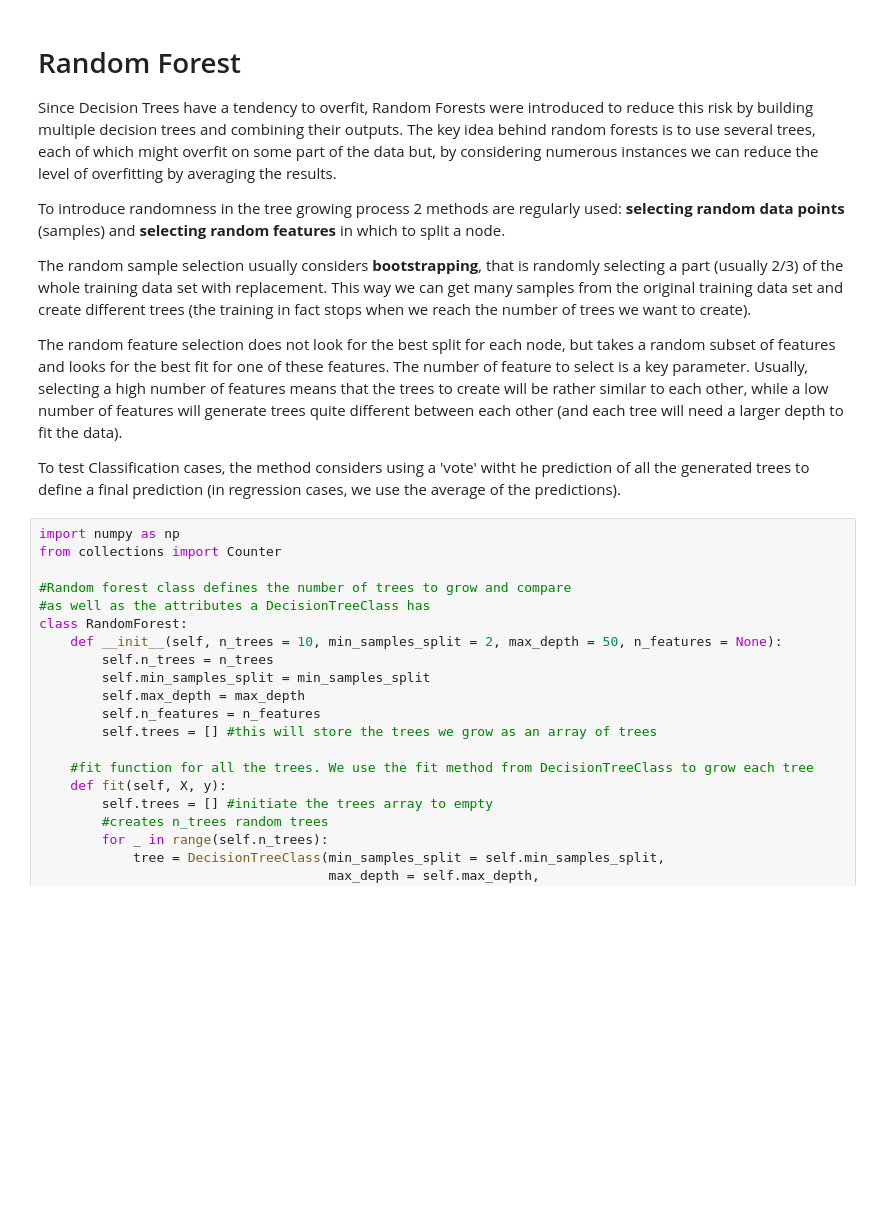
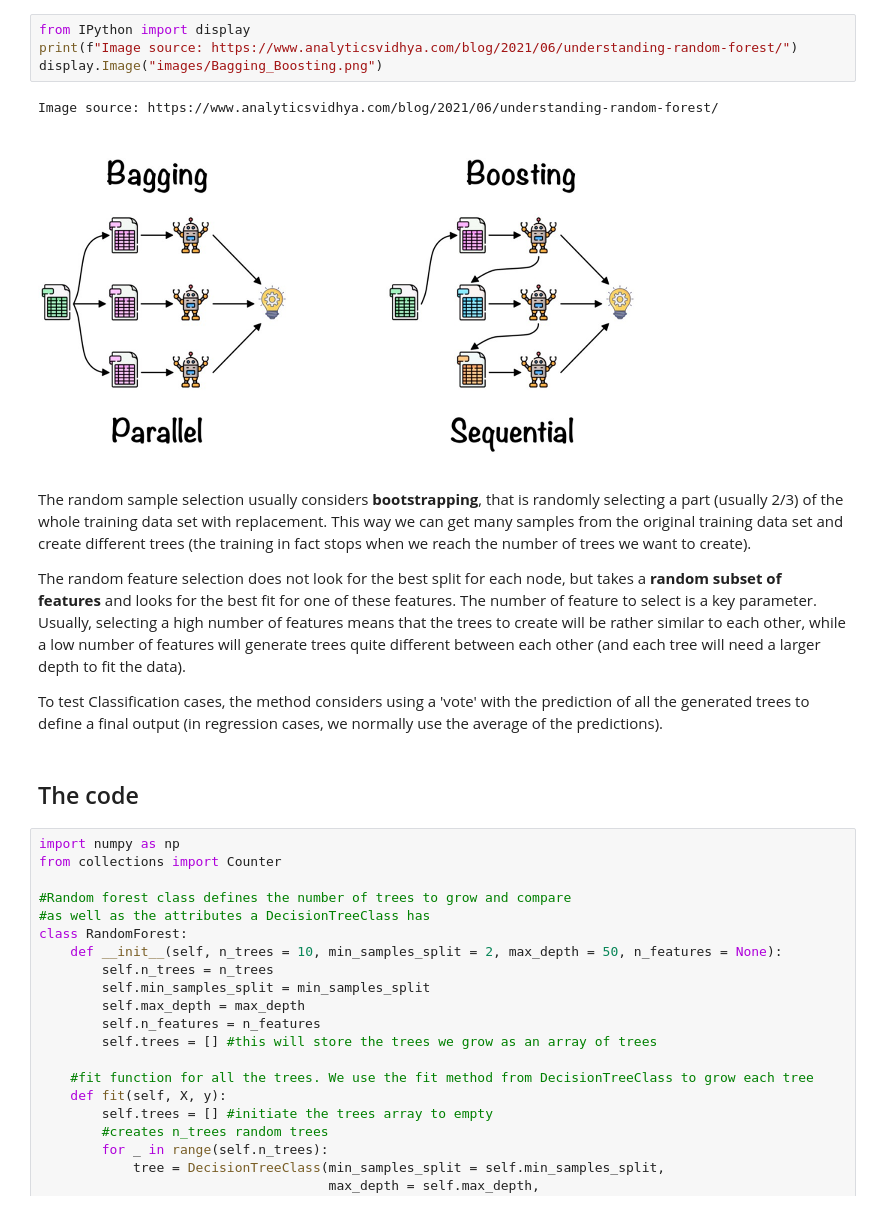
Before and after one commit to CrisNunezR/Code_experience, a Jupyter notebook: ML_code/04_Random_forests.ipynb, the cells around one changed output. Cells and saved outputs as stored; diff of their text form; blank space fills up the shorter version.

```diff
--- a/ML_code/04_Random_forests.ipynb
+++ b/ML_code/04_Random_forests.ipynb
@@ -1,15 +25,18 @@
+# %%
+from IPython import display
+print(f"Image source: https://www.analyticsvidhya.com/blog/2021/06/understanding-random-forest/")
+display.Image("images/Bagging_Boosting.png")
+# %% [output]
+Image source: https://www.analyticsvidhya.com/blog/2021/06/understanding-random-forest/
+[figure, added]
 # %% [markdown]
-# Random Forest
-
-Since Decision Trees have a tendency to overfit, Random Forests were introduced to reduce this risk by building multiple decision trees and combining their outputs. The key idea behind random forests is to use several trees, each of which might overfit on some part of the data but, by considering numerous instances we can reduce the level of overfitting by averaging the results.
-
-To introduce randomness in the tree growing process 2 methods are regularly used: **selecting random data points** (samples) and **selecting random features** in which to split a node.
-
 The random sample selection usually considers **bootstrapping**, that is randomly selecting a part (usually 2/3) of the whole training data set with replacement. This way we can get many samples from the original training data set and create different trees (the training in fact stops when we reach the number of trees we want to create).
 
-The random feature selection does not look for the best split for each node, but takes a random subset of features and looks for the best fit for one of these features. The number of feature to select is a key parameter. Usually, selecting a high number of features means that the trees to create will be rather similar to each other, while a low number of features will generate trees quite different between each other (and each tree will need a larger depth to fit the data).
+The random feature selection does not look for the best split for each node, but takes a **random subset of features** and looks for the best fit for one of these features. The number of feature to select is a key parameter. Usually, selecting a high number of features means that the trees to create will be rather similar to each other, while a low number of features will generate trees quite different between each other (and each tree will need a larger depth to fit the data).
 
-To test Classification cases, the method considers using a 'vote' witht he prediction of all the generated trees to define a final prediction (in regression cases, we use the average of the predictions).
+To test Classification cases, the method considers using a 'vote' with the prediction of all the generated trees to define a final output (in regression cases, we normally use the average of the predictions).
+# %% [markdown]
+## The code
 # %%
 import numpy as np
 from collections import Counter
```
Also changed, not shown: parts of 16 cells of this notebook, 2 other files.
